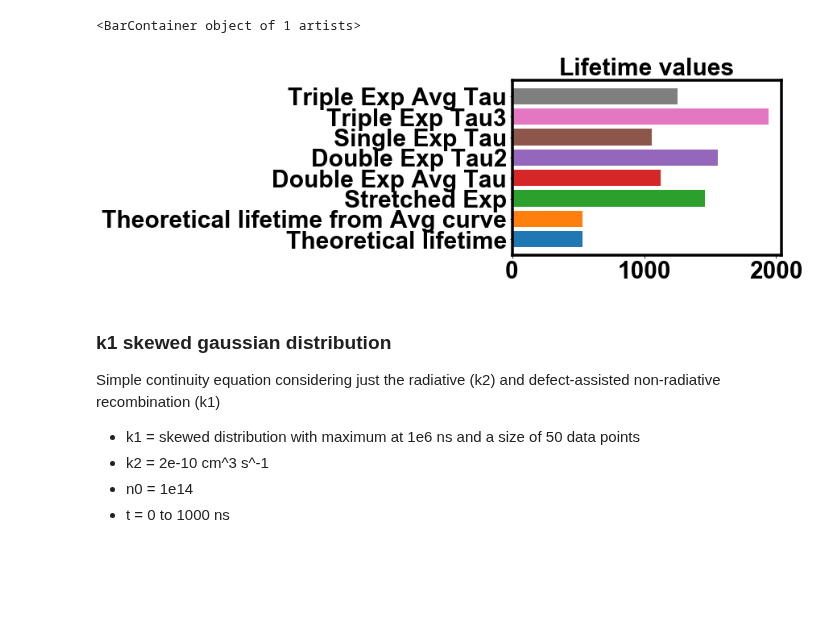
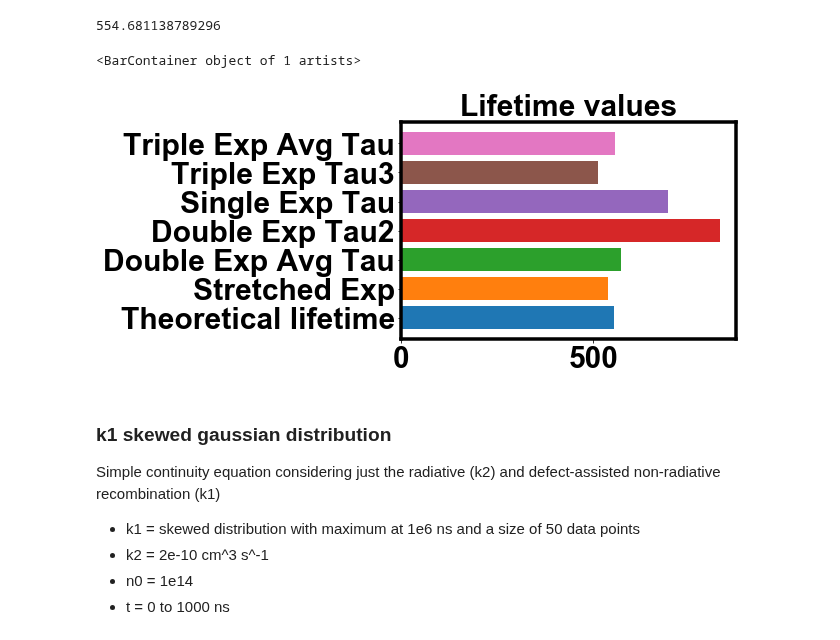
Before and after one commit to mtaddei94/TimeResolvedPL, a Jupyter notebook: PL_Intensity.ipynb, the cells around one changed output. Cells and saved outputs as stored; diff of their text form; code cells hidden in the pictures; blank space fills up the shorter version.

```diff
--- a/PL_Intensity.ipynb
+++ b/PL_Intensity.ipynb
@@ -303,0 +407,4 @@ lifetime_avg
+# %%
+#photoluminescence maximum from LLI regime divided by e
+PL_e_LLI = np.max(pl_LLI, axis=0)/np.e
+PL_e_LLI.size
@@ -303,0 +413,7 @@ lifetime_avg
+# %%
+# index of LLI PL data calculated considering each array inside the array of pl singularly
+time_PL_LLI = np.array([])
+for ix, i in enumerate(PL_e_LLI):
+    b = find_idx(pl_LLI[:, ix], i)
+    time_PL_LLI = np.append(time_PL_LLI, b)
+time_PL_LLI
@@ -303,0 +426,6 @@ lifetime_avg
+# %%
+# array of lifetime at which PL=PL0/e at LLI
+lifetime_LLI = np.array([])
+for i in time_PL_LLI:
+    lifetime_LLI = np.append(lifetime_LLI, t[int(i)])
+lifetime_LLI*1e9
@@ -304,18 +446,23 @@ lifetime_avg
+# %%
+#weighted average of calculate lifetimes with pl_sum weights
+avg_lifetime_LLI = np.average(lifetime_LLI, weights=pl_LLI_sum, axis=-1)
+avg_lifetime_LLI*1e9
+# %% [output]
+554.681138789296
 # %%
 #plot of different tau values, from mathematical calculation (reference) and fitting functions
 plt.figure()
 plt.title("Lifetime values", fontsize=30, fontweight="bold")
-plt.barh("Theoretical lifetime", avg_lifetime_calc*1e9)
-plt.barh("Theoretical lifetime from Avg curve", lifetime_avg*1e9)
+plt.barh("Theoretical lifetime", avg_lifetime_LLI*1e9)
 plt.barh("Stretched Exp", stretched_exp[3]*1e9)
 plt.barh("Double Exp Avg Tau", double_exp[4]*1e9)
 plt.barh("Double Exp Tau2", double_exp[2]*1e9)
 plt.barh("Single Exp Tau", single_exp[2]*1e9)
 plt.barh("Triple Exp Tau3", triple_exp[4]*1e9)
 plt.barh("Triple Exp Avg Tau", triple_exp[6]*1e9)
 # %% [output]
 <BarContainer object of 1 artists>
-[figure, old version]
+[figure, new version]
 # %% [markdown]
 ### k1 skewed gaussian distribution
 Simple continuity equation considering just the radiative (k2) and defect-assisted non-radiative recombination (k1)
```
Also changed, not shown: parts of 63 cells of this notebook.
